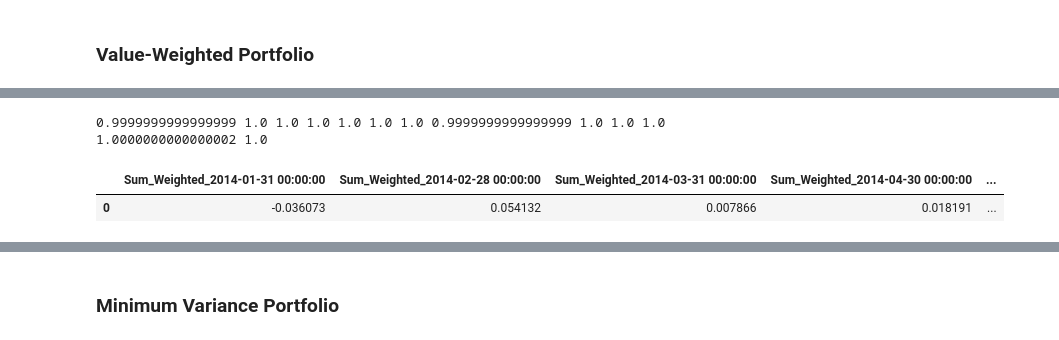
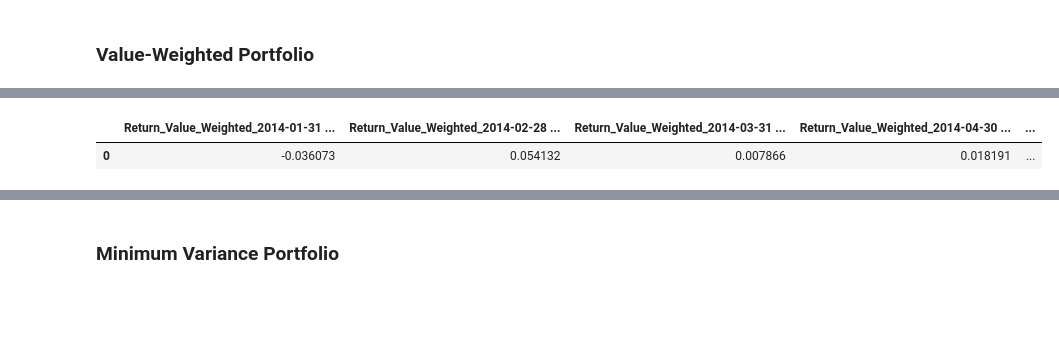
Before and after one commit to Quentinrezzo/Sustainability-Project, a Jupyter notebook: sustainability/notebook.ipynb, the cells around one changed output, grey strips where cells are left out. Drawn from its saved outputs; the diff is of its cells as text; code cells hidden in the pictures; blank space fills up the shorter version.

Commit message:
minimum variance portfolio complete

```diff
--- a/sustainability/notebook.ipynb
+++ b/sustainability/notebook.ipynb
@@ -51,66 +52,48 @@ is_2025['MV_Y_weights'] = is_2025['MV_Y'] / is_2025['MV_Y'].sum()
-# %%
-print(is_2013['MV_Y_weights'].sum()
-,is_2014['MV_Y_weights'].sum()
-,is_2015['MV_Y_weights'].sum()
-,is_2016['MV_Y_weights'].sum()
-,is_2017['MV_Y_weights'].sum()
-,is_2018['MV_Y_weights'].sum()
-,is_2019['MV_Y_weights'].sum()
-,is_2020['MV_Y_weights'].sum()
-,is_2021['MV_Y_weights'].sum()
-,is_2022['MV_Y_weights'].sum()
-,is_2023['MV_Y_weights'].sum()
-,is_2024['MV_Y_weights'].sum()
-,is_2025['MV_Y_weights'].sum())
-# %% [output]
-0.9999999999999999 1.0 1.0 1.0 1.0 1.0 1.0 0.9999999999999999 1.0 1.0 1.0 1.0000000000000002 1.0
 # %%
-# Create the new DataFrame with the specified columns
+# Creation of new DataFrame with the weights and ISINs from is_2013
 Value_Weighted_Portfolio_2014 = is_2013[["ISIN", "NAME", "MV_Y_weights"]].copy()
-# Select the last 13 columns from is_2014 and take the first 12
+
+# Selection of the columns from is_2014 that contain the returns for 2014 (last 13 columns, except the last one that contains the weights)
 last_13_columns = is_2014.columns[-13:]
-first_12_columns = last_13_columns[:12]
+returns_2014 = last_13_columns[:12]
 
-# Create a temporary DataFrame with ISIN and the selected columns
-temp_df = is_2014[["ISIN"] + list(first_12_columns)]
+# DataFrame with ISIN and the selected columns
+Returns_2014 = is_2014[["ISIN"] + list(returns_2014)]
 
-# Merge with Value_Weighted_Portfolio_2014 on ISIN, keeping all rows from Value_Weighted_Portfolio_2014
+# Merging of Returns_2014 with Value_Weighted_Portfolio_2014 on ISIN, keeping all rows from Value_Weighted_Portfolio_2014
 Value_Weighted_Portfolio_2014 = pd.merge(
     Value_Weighted_Portfolio_2014,
-    temp_df,
+    Returns_2014,
     on="ISIN",
     how="left"
 )
 
-# List of the last 12 columns (from is_2014)
-last_12_columns = Value_Weighted_Portfolio_2014.columns[-12:]
 
-# Create a new DataFrame for the results
-Results_2014 = Value_Weighted_Portfolio_2014[["ISIN", "NAME", "MV_Y_weights"]].copy()
+# Creation of a new DataFrame for the results
+Value_Weighted_Results_2014 = Value_Weighted_Portfolio_2014[["ISIN", "NAME", "MV_Y_weights"]].copy()
 
-# Multiply MV_Y_weights by each of the last 12 columns and store in new columns
-for col in last_12_columns:
+# Multiplication of MV_Y_weights by each of the 12 columns for returns and storage in new columns
+for col in returns_2014:
     new_col_name = f"Weighted_{col}"
-    Results_2014[new_col_name] = (
-        Results_2014["MV_Y_weights"] *
+    Value_Weighted_Results_2014[new_col_name] = (
+        Value_Weighted_Results_2014["MV_Y_weights"] *
         Value_Weighted_Portfolio_2014[col]
     )
 
-# List of the last 12 weighted columns in Results_2014
-weighted_columns = [col for col in Results_2014.columns if col.startswith("Weighted_")]
+# List of the last 12 weighted columns in Value_Weighted_Results_2014
+weighted_columns = [col for col in Value_Weighted_Results_2014.columns if col.startswith("Weighted_")]
 
-# Calculate the sum of each weighted column
-sums = Results_2014[weighted_columns].sum().to_frame().T
+# Calculation of the sum of each weighted column
+sums = Value_Weighted_Results_2014[weighted_columns].sum().to_frame().T
 
-# Rename the columns for clarity (optional)
-sums.columns = [f"Sum_{col}" for col in sums.columns]
+# Renaming the columns for clarity
+sums.columns = [f"Return_Value_{col}" for col in sums.columns]
 
-# Create the Returns_2014 DataFrame
-Returns_2014 = sums.copy()
+# Creation of the Returns_2014 DataFrame
+Value_Weighted_Results_2014 = sums.copy()
 
-# Display the new DataFrame
-Returns_2014
+Value_Weighted_Results_2014
 # %% [output]
-|  | Sum_Weighted_2014-01-31 00:00:00 | Sum_Weighted_2014-02-28 00:00:00 | Sum_Weighted_2014-03-31 00:00:00 | Sum_Weighted_2014-04-30 00:00:00 | ... |
+|  | Return_Value_Weighted_2014-01-31 ... | Return_Value_Weighted_2014-02-28 ... | Return_Value_Weighted_2014-03-31 ... | Return_Value_Weighted_2014-04-30 ... | ... |
 | 0 | -0.036073 | 0.054132 | 0.007866 | 0.018191 | ... |
 # %%
```
Also changed, not shown: parts of 11 cells of this notebook.
